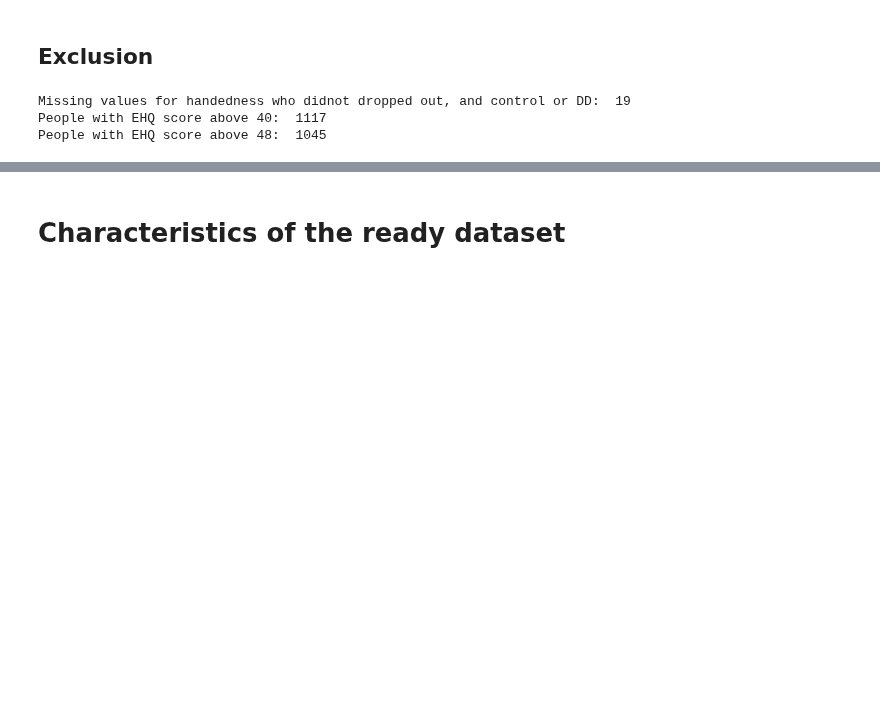
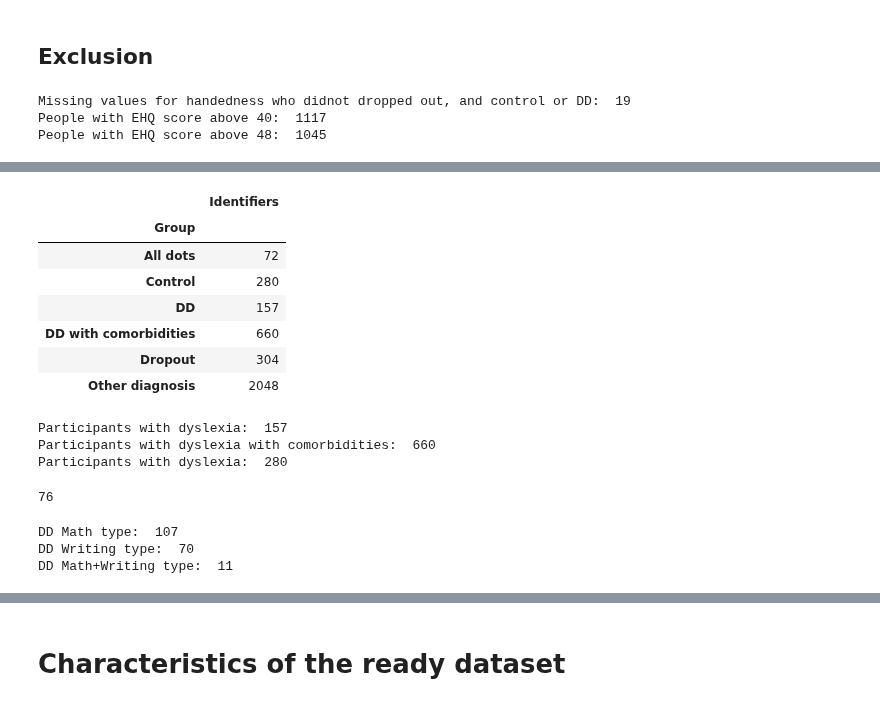
Before and after one commit to cristinarainich/Child-Mind-Institute-Project, a Jupyter notebook: Pheno_data_finalquery.ipynb, the cells around one changed output, grey strips where cells are left out. Saved outputs shown, nothing was run; the diff lists cells and outputs as text; code cells hidden in the pictures; blank space fills up the shorter version.

```diff
--- a/Pheno_data_finalquery.ipynb
+++ b/Pheno_data_finalquery.ipynb
@@ -970,3 +957,0 @@ data_filtered = data_filtered[data_filtered['Status'] != 'without DD']
-# %%
-# excluding those with autism and intellectual disorder
-data_filtered = data_filtered[data_filtered['Status'] != 'DD with autism or intellectual']
@@ -997,11 +957,0 @@ Standardizing the IQ scores and Excluding people with the IQ scores less than 70
-# %%
-# data full
-# substituting rare nan values with '.' for the standardisation of missing values
-# dealing with FSIQ scores at first
-data_filtered['KBIT,KBIT_IQ_Comp'] = data_filtered['KBIT,KBIT_IQ_Comp'].fillna('.')
-data_filtered['WASI,WASI_FSIQ'] = data_filtered['WASI,WASI_FSIQ'].fillna('.')
-data_filtered['WAIS,WAIS_FSIQ_COMP'] = data_filtered['WAIS,WAIS_FSIQ_COMP'].fillna('.')
-data_filtered['WISC,WISC_FSIQ'] = data_filtered['WISC,WISC_FSIQ'].fillna('.')
-data_filtered['WISC,WISC_FSIQ_Sum'] = data_filtered['WISC,WISC_FSIQ_Sum'].fillna('.')
-data_filtered['WISC_Remote,WISC_NMFSIQ'] = data_filtered['WISC_Remote,WISC_NMFSIQ'].fillna('.')
-data_filtered['WISC_Remote,WISC_NMFSIQ_Sum'] = data_filtered['WISC_Remote,WISC_NMFSIQ_Sum'].fillna('.')
@@ -1058,6 +957,0 @@ for i in range(0, data_filtered.shape[0]):
-# %%
-data_filtered['IQ'] = iq_value
-data_filtered['Test'] = reference_test
-# %%
-# deleting people with no iq
-data_filtered = data_filtered[data_filtered['IQ'] != 'none']
@@ -1066,0 +958,42 @@ data_filtered = data_filtered[data_filtered['IQ'] >= 70]
+# %%
+# Choosing the ones with Dyslexia and comorbidities
+data_filtered.groupby(['Group'])[['Identifiers']].count()
+# %% [output]
+|  | Identifiers |
+| Group |  |
+| All dots | 72 |
+| Control | 280 |
+| DD | 157 |
+| DD with comorbidities | 660 |
+| Dropout | 304 |
+| Other diagnosis | 2048 |
+# %%
+# Choosing the ones with Dyslexia and comorbidities
+data_filtered = data_filtered[data_filtered['Group'].isin(['Control', 'DD', 'DD with comorbidities'])]
+print('Participants with dyslexia: ', data_filtered[data_filtered['Group'] == 'DD'].shape[0])
+print('Participants with dyslexia with comorbidities: ', data_filtered[data_filtered['Group'] == 'DD with comorbidities'].shape[0])
+print('Participants with dyslexia: ', data_filtered[data_filtered['Group'] == 'Control'].shape[0])
+# %% [output]
+Participants with dyslexia:  157
+Participants with dyslexia with comorbidities:  660
+Participants with dyslexia:  280
+# %%
+# Excluding people with intellectual disabilities and autism
+print(data_filtered[data_filtered['Intellectual_Disability'] == 1].shape[0])
+data_filtered = data_filtered[~data_filtered['Intellectual_Disability'].isin([1, 2])]
+# %% [output]
+76
+# %%
+# DD types
+# we are excluding pure math and writing, and combination of these two
+print('DD Math type: ', data_filtered[data_filtered['DD'] == 'Math'].shape[0])
+print('DD Writing type: ', data_filtered[data_filtered['DD'] == 'Writing'].shape[0])
+print('DD Math+Writing type: ', data_filtered[data_filtered['DD'] == 'Math and Writing'].shape[0])
+
+data_filtered = data_filtered[data_filtered['DD'] != 'Math']
+data_filtered = data_filtered[data_filtered['DD'] != 'Writing']
+data_filtered = data_filtered[data_filtered['DD'] != 'Math and Writing']
+# %% [output]
+DD Math type:  107
+DD Writing type:  70
+DD Math+Writing type:  11
```
Also changed, not shown: parts of 43 cells of this notebook.
